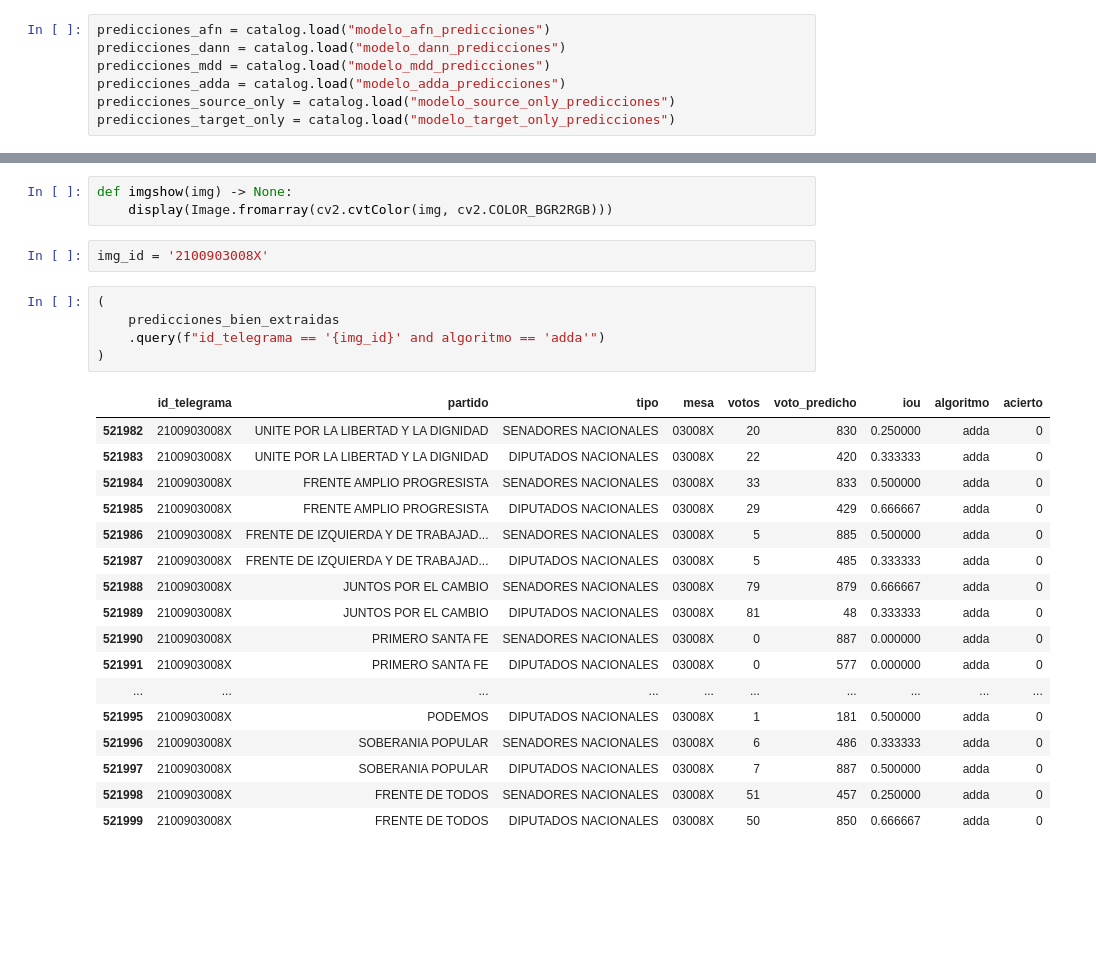
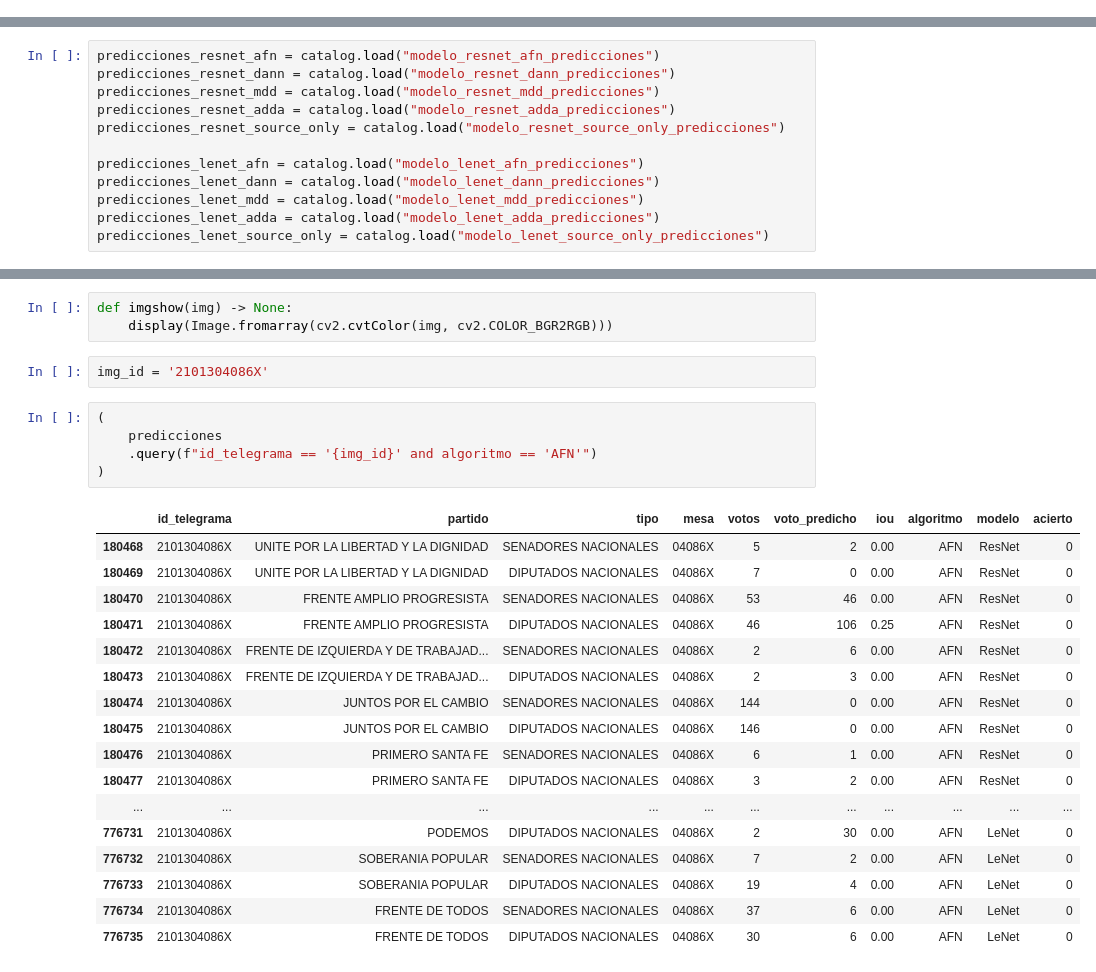
Before and after one commit to flianza/ocr-telegrams-with-domain-adaptation, a Jupyter notebook: notebooks/eda_predicciones.ipynb, the cells around one changed output, grey strips where cells are left out. Cells and saved outputs as stored; diff of their text form; blank space fills up the shorter version.

```diff
--- a/notebooks/eda_predicciones.ipynb
+++ b/notebooks/eda_predicciones.ipynb
@@ -9,7 +9,0 @@
-# %%
-predicciones_afn = catalog.load("modelo_afn_predicciones")
-predicciones_dann = catalog.load("modelo_dann_predicciones")
-predicciones_mdd = catalog.load("modelo_mdd_predicciones")
-predicciones_adda = catalog.load("modelo_adda_predicciones")
-predicciones_source_only = catalog.load("modelo_source_only_predicciones")
-predicciones_target_only = catalog.load("modelo_target_only_predicciones")
@@ -22,0 +10,12 @@ predicciones_target_only = catalog.load("modelo_target_only_predicciones")
+# %%
+predicciones_resnet_afn = catalog.load("modelo_resnet_afn_predicciones")
+predicciones_resnet_dann = catalog.load("modelo_resnet_dann_predicciones")
+predicciones_resnet_mdd = catalog.load("modelo_resnet_mdd_predicciones")
+predicciones_resnet_adda = catalog.load("modelo_resnet_adda_predicciones")
+predicciones_resnet_source_only = catalog.load("modelo_resnet_source_only_predicciones")
+
+predicciones_lenet_afn = catalog.load("modelo_lenet_afn_predicciones")
+predicciones_lenet_dann = catalog.load("modelo_lenet_dann_predicciones")
+predicciones_lenet_mdd = catalog.load("modelo_lenet_mdd_predicciones")
+predicciones_lenet_adda = catalog.load("modelo_lenet_adda_predicciones")
+predicciones_lenet_source_only = catalog.load("modelo_lenet_source_only_predicciones")
@@ -229,28 +312,28 @@ from IPython.display import display
 def imgshow(img) -> None:
     display(Image.fromarray(cv2.cvtColor(img, cv2.COLOR_BGR2RGB)))
 # %%
-img_id = '2100903008X'
+img_id = '2101304086X'
 # %%
 (
-    predicciones_bien_extraidas
-    .query(f"id_telegrama == '{img_id}' and algoritmo == 'adda'")
+    predicciones
+    .query(f"id_telegrama == '{img_id}' and algoritmo == 'AFN'")
 )
 # %% [output]
-|  | id_telegrama | partido | tipo | mesa | votos | voto_predicho | iou | algoritmo | acierto |
-| 521982 | 2100903008X | UNITE POR LA LIBERTAD Y LA DIGNIDAD | SENADORES NACIONALES | 03008X | 20 | 830 | 0.250000 | adda | 0 |
-| 521983 | 2100903008X | UNITE POR LA LIBERTAD Y LA DIGNIDAD | DIPUTADOS NACIONALES | 03008X | 22 | 420 | 0.333333 | adda | 0 |
-| 521984 | 2100903008X | FRENTE AMPLIO PROGRESISTA | SENADORES NACIONALES | 03008X | 33 | 833 | 0.500000 | adda | 0 |
-| 521985 | 2100903008X | FRENTE AMPLIO PROGRESISTA | DIPUTADOS NACIONALES | 03008X | 29 | 429 | 0.666667 | adda | 0 |
-| 521986 | 2100903008X | FRENTE DE IZQUIERDA Y DE TRABAJAD... | SENADORES NACIONALES | 03008X | 5 | 885 | 0.500000 | adda | 0 |
-| 521987 | 2100903008X | FRENTE DE IZQUIERDA Y DE TRABAJAD... | DIPUTADOS NACIONALES | 03008X | 5 | 485 | 0.333333 | adda | 0 |
-| 521988 | 2100903008X | JUNTOS POR EL CAMBIO | SENADORES NACIONALES | 03008X | 79 | 879 | 0.666667 | adda | 0 |
-| 521989 | 2100903008X | JUNTOS POR EL CAMBIO | DIPUTADOS NACIONALES | 03008X | 81 | 48 | 0.333333 | adda | 0 |
-| 521990 | 2100903008X | PRIMERO SANTA FE | SENADORES NACIONALES | 03008X | 0 | 887 | 0.000000 | adda | 0 |
-| 521991 | 2100903008X | PRIMERO SANTA FE | DIPUTADOS NACIONALES | 03008X | 0 | 577 | 0.000000 | adda | 0 |
-| ... | ... | ... | ... | ... | ... | ... | ... | ... | ... |
-| 521995 | 2100903008X | PODEMOS | DIPUTADOS NACIONALES | 03008X | 1 | 181 | 0.500000 | adda | 0 |
-| 521996 | 2100903008X | SOBERANIA POPULAR | SENADORES NACIONALES | 03008X | 6 | 486 | 0.333333 | adda | 0 |
-| 521997 | 2100903008X | SOBERANIA POPULAR | DIPUTADOS NACIONALES | 03008X | 7 | 887 | 0.500000 | adda | 0 |
-| 521998 | 2100903008X | FRENTE DE TODOS | SENADORES NACIONALES | 03008X | 51 | 457 | 0.250000 | adda | 0 |
-| 521999 | 2100903008X | FRENTE DE TODOS | DIPUTADOS NACIONALES | 03008X | 50 | 850 | 0.666667 | adda | 0 |
+|  | id_telegrama | partido | tipo | mesa | votos | voto_predicho | iou | algoritmo | modelo | acierto |
+| 180468 | 2101304086X | UNITE POR LA LIBERTAD Y LA DIGNIDAD | SENADORES NACIONALES | 04086X | 5 | 2 | 0.00 | AFN | ResNet | 0 |
+| 180469 | 2101304086X | UNITE POR LA LIBERTAD Y LA DIGNIDAD | DIPUTADOS NACIONALES | 04086X | 7 | 0 | 0.00 | AFN | ResNet | 0 |
+| 180470 | 2101304086X | FRENTE AMPLIO PROGRESISTA | SENADORES NACIONALES | 04086X | 53 | 46 | 0.00 | AFN | ResNet | 0 |
+| 180471 | 2101304086X | FRENTE AMPLIO PROGRESISTA | DIPUTADOS NACIONALES | 04086X | 46 | 106 | 0.25 | AFN | ResNet | 0 |
+| 180472 | 2101304086X | FRENTE DE IZQUIERDA Y DE TRABAJAD... | SENADORES NACIONALES | 04086X | 2 | 6 | 0.00 | AFN | ResNet | 0 |
+| 180473 | 2101304086X | FRENTE DE IZQUIERDA Y DE TRABAJAD... | DIPUTADOS NACIONALES | 04086X | 2 | 3 | 0.00 | AFN | ResNet | 0 |
+| 180474 | 2101304086X | JUNTOS POR EL CAMBIO | SENADORES NACIONALES | 04086X | 144 | 0 | 0.00 | AFN | ResNet | 0 |
+| 180475 | 2101304086X | JUNTOS POR EL CAMBIO | DIPUTADOS NACIONALES | 04086X | 146 | 0 | 0.00 | AFN | ResNet | 0 |
+| 180476 | 2101304086X | PRIMERO SANTA FE | SENADORES NACIONALES | 04086X | 6 | 1 | 0.00 | AFN | ResNet | 0 |
+| 180477 | 2101304086X | PRIMERO SANTA FE | DIPUTADOS NACIONALES | 04086X | 3 | 2 | 0.00 | AFN | ResNet | 0 |
+| ... | ... | ... | ... | ... | ... | ... | ... | ... | ... | ... |
+| 776731 | 2101304086X | PODEMOS | DIPUTADOS NACIONALES | 04086X | 2 | 30 | 0.00 | AFN | LeNet | 0 |
+| 776732 | 2101304086X | SOBERANIA POPULAR | SENADORES NACIONALES | 04086X | 7 | 2 | 0.00 | AFN | LeNet | 0 |
+| 776733 | 2101304086X | SOBERANIA POPULAR | DIPUTADOS NACIONALES | 04086X | 19 | 4 | 0.00 | AFN | LeNet | 0 |
+| 776734 | 2101304086X | FRENTE DE TODOS | SENADORES NACIONALES | 04086X | 37 | 6 | 0.00 | AFN | LeNet | 0 |
+| 776735 | 2101304086X | FRENTE DE TODOS | DIPUTADOS NACIONALES | 04086X | 30 | 6 | 0.00 | AFN | LeNet | 0 |
 # %%
```
Also changed, not shown: parts of 25 cells of this notebook, 16 other files.
